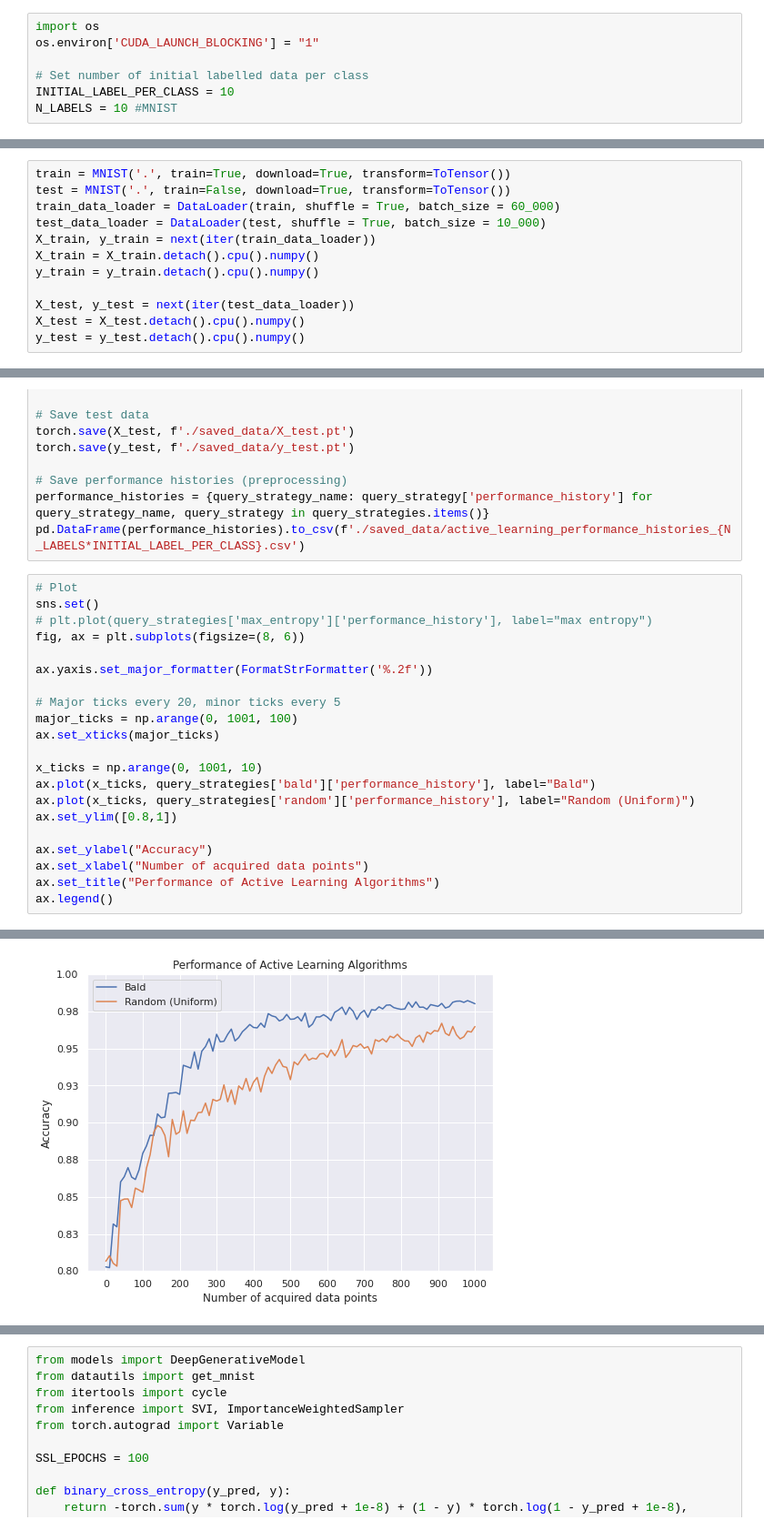
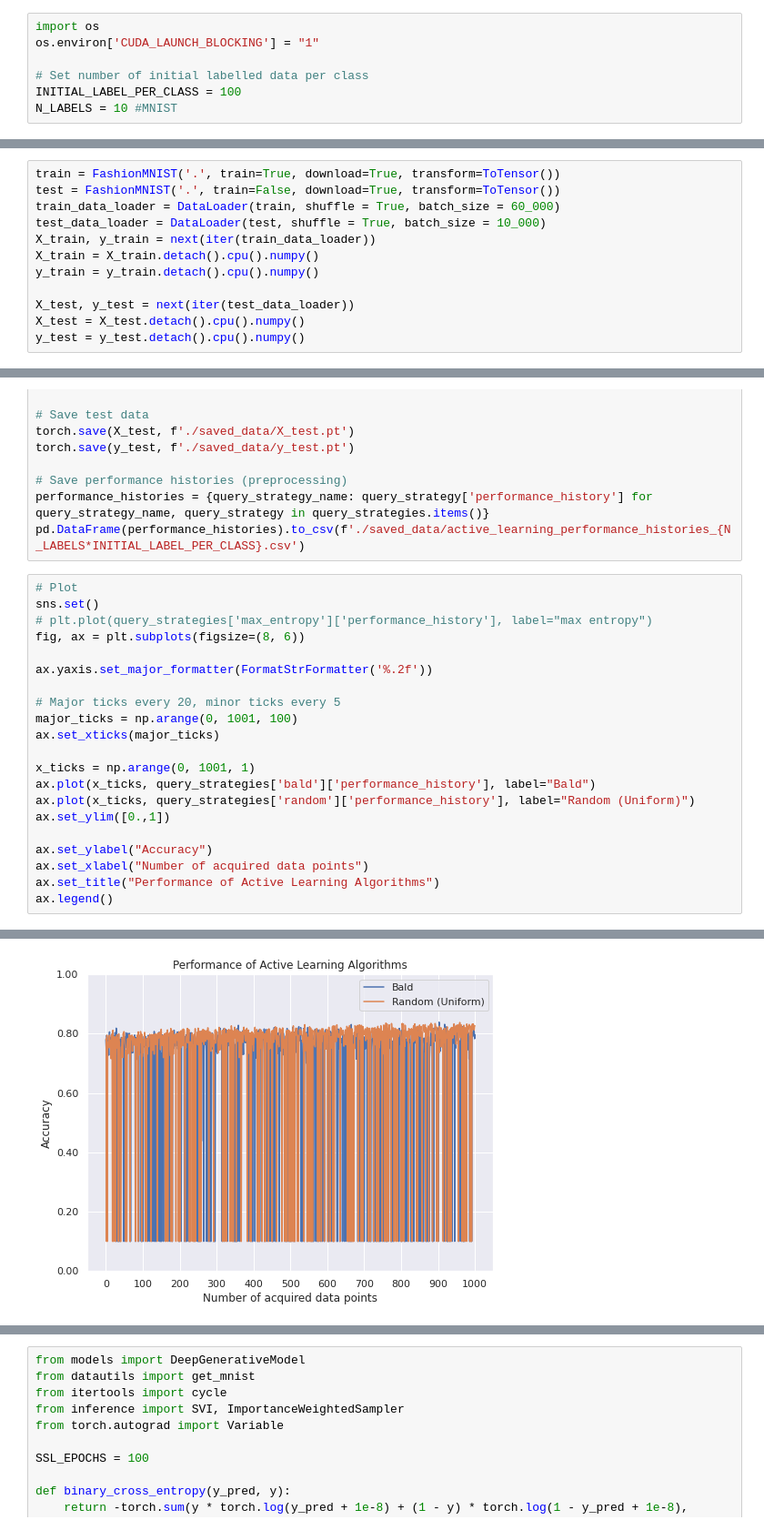
Before and after one commit to milexjaro/semi-supervised-active-learning-pytorch, a Jupyter notebook: Semi-Supervised Active Learning.ipynb, the cells around one changed output, grey strips where cells are left out. Shown at 91% size. Cells and saved outputs as stored; diff of their text form.

```diff
--- a/Semi-Supervised Active Learning.ipynb
+++ b/Semi-Supervised Active Learning.ipynb
@@ -7,7 +7,7 @@ import os
 os.environ['CUDA_LAUNCH_BLOCKING'] = "1"
 
 # Set number of initial labelled data per class
-INITIAL_LABEL_PER_CLASS = 10
+INITIAL_LABEL_PER_CLASS = 100
 N_LABELS = 10 #MNIST
 # %%
 import torch
@@ -85,8 +86,8 @@ Params size (MB): 1.96
 Estimated Total Size (MB): 2.60
 ----------------------------------------------------------------
 # %%
-train = MNIST('.', train=True, download=True, transform=ToTensor())
-test = MNIST('.', train=False, download=True, transform=ToTensor())
+train = FashionMNIST('.', train=True, download=True, transform=ToTensor())
+test = FashionMNIST('.', train=False, download=True, transform=ToTensor())
 train_data_loader = DataLoader(train, shuffle = True, batch_size = 60_000)
 test_data_loader = DataLoader(test, shuffle = True, batch_size = 10_000)
 X_train, y_train = next(iter(train_data_loader))
@@ -281,27 +282,27 @@ pd.DataFrame(performance_histories).to_csv(f'./saved_data/active_learning_perfor
 # %%
 # Plot
 sns.set()
 # plt.plot(query_strategies['max_entropy']['performance_history'], label="max entropy")
 fig, ax = plt.subplots(figsize=(8, 6))
 
 ax.yaxis.set_major_formatter(FormatStrFormatter('%.2f'))
 
 # Major ticks every 20, minor ticks every 5
 major_ticks = np.arange(0, 1001, 100)
 ax.set_xticks(major_ticks)
 
-x_ticks = np.arange(0, 1001, 10)
+x_ticks = np.arange(0, 1001, 1)
 ax.plot(x_ticks, query_strategies['bald']['performance_history'], label="Bald")
 ax.plot(x_ticks, query_strategies['random']['performance_history'], label="Random (Uniform)")
-ax.set_ylim([0.8,1])
+ax.set_ylim([0.,1])
 
 ax.set_ylabel("Accuracy")
 ax.set_xlabel("Number of acquired data points")
 ax.set_title("Performance of Active Learning Algorithms")
 ax.legend()
 # %% [output]
 <matplotlib.legend.Legend at 0x...>
-[figure, old version]
+[figure, new version]
 # %% [markdown]
 ###  Semi-supervised Learning
 
```
Also changed, not shown: parts of 3 cells of this notebook.
